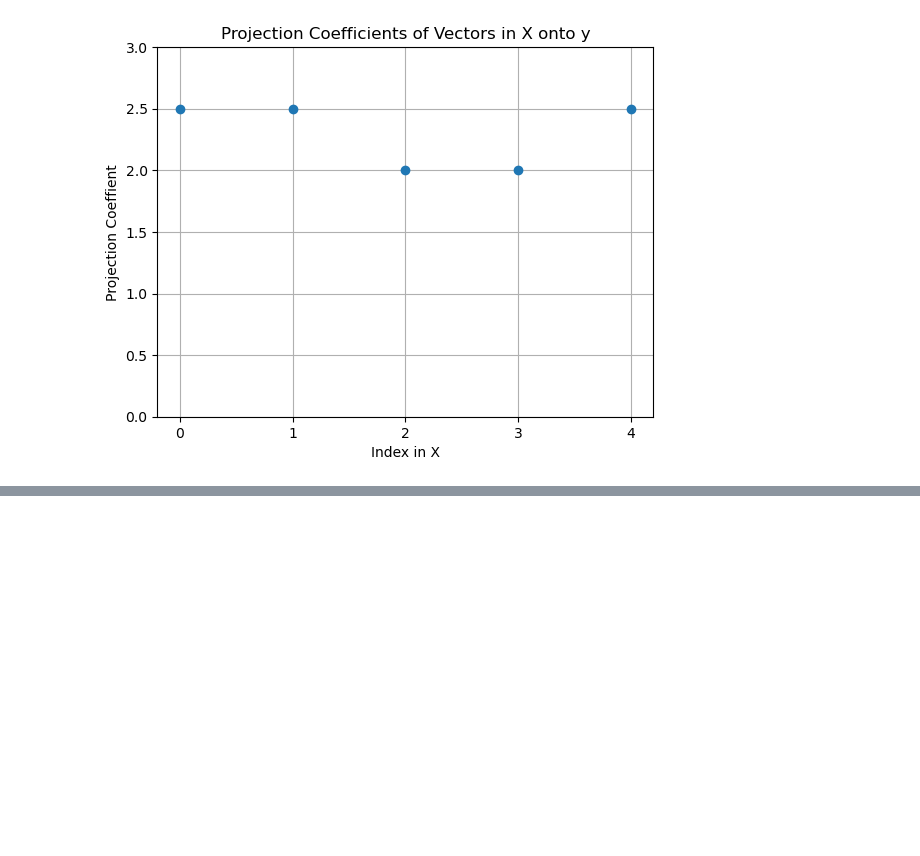
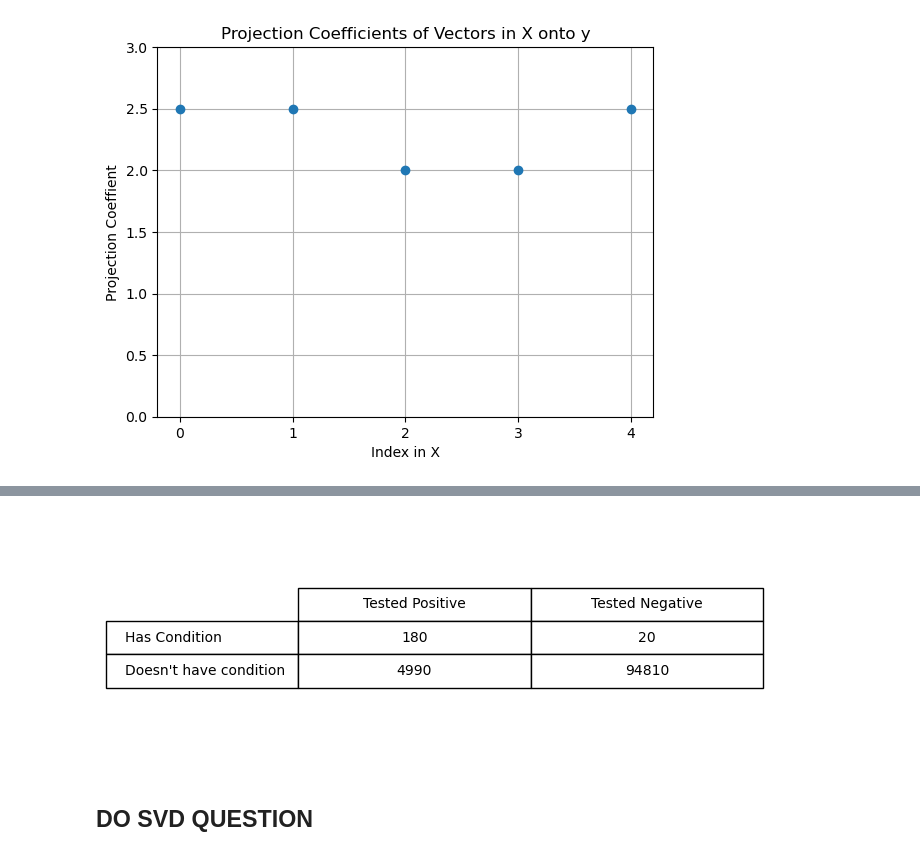
Before and after one commit to kolluashrith/Biomedical-Data-Science, a Jupyter notebook: Lab1.ipynb, the cells around one changed output, grey strips where cells are left out. Drawn from its saved outputs; the diff is of its cells as text; code cells hidden in the pictures; blank space fills up the shorter version.

```diff
--- a/Lab1.ipynb
+++ b/Lab1.ipynb
@@ -134,0 +287,41 @@ magnitude is scientifically important
+# %%
+###
+# ANSWERS
+###
+
+#1.
+# 2% prevalence means for 10,000 people, 200 have it and 99800 don't.
+# 90% sensitive means for 200 people that have it, 200*0.9 = 180 are diagnosed true.
+# 95% specificity means for 99800 people that don't it, 99800*0.05 = 4990 are diagnosed true.
+# 180 have and true, 20 have and false, 4990 don't have and true, 94,810 don't have and false
+
+data = (['180', '20'], ['4990', '94810'])
+columns = ('Tested Positive', 'Tested Negative')
+rows = ("Has Condition", "Doesn't have condition")
+
+fig, ax = plt.subplots(figsize=(6, 3))
+ax.axis('off')
+ax.axis('tight')
+
+table = ax.table(
+    cellText=data,
+    rowLabels=rows,
+    colLabels=columns,
+    loc='center',
+    cellLoc='center'
+)
+table.scale(1,2)
+plt.show()
+
+#2.
+#P(condition | positive) = 180 / (180 + 4990) = 0.0348
+
+#3.
+#Sensitivity corresponds to P(positive | condition) and specificity corresponds to P(negative | no condition). The predictive value is different because the condition is the opposite. Since the predictive value is the probability of condition state given the test result instead of the probability of a test result given the condition state, the value differs. They are metrics of different things. The values are especially different in this case since the population with the condition is so low. With such a low prevalence, there are very few positives to contribute to true positives, so even a low false positive rate leads to more false positives than true positives with a larger population without the condition.
+
+#4.
+#This ties into the previous question. The base rate of prevalence influences the magnitude of the difference in the number of people with the condition and without. When the base rate tends towards an extreme, where a great majority of people have it or don't have it, then the test results have lower predictive power. With a high base rate, then there will be more people with the condition, so a positive test could be more confidently associated with a true positive. However, with a low base rate, there will be more people without the condition, and even a small false-positive rate would result in a larger number of false-positives than true positives. Thus, a positive result would not as confidently imply that someone actually has the condition.
+# %% [output]
+[figure, added]
+# %% [markdown]
+## DO SVD QUESTION
```
Also changed, not shown: parts of 11 cells of this notebook.
